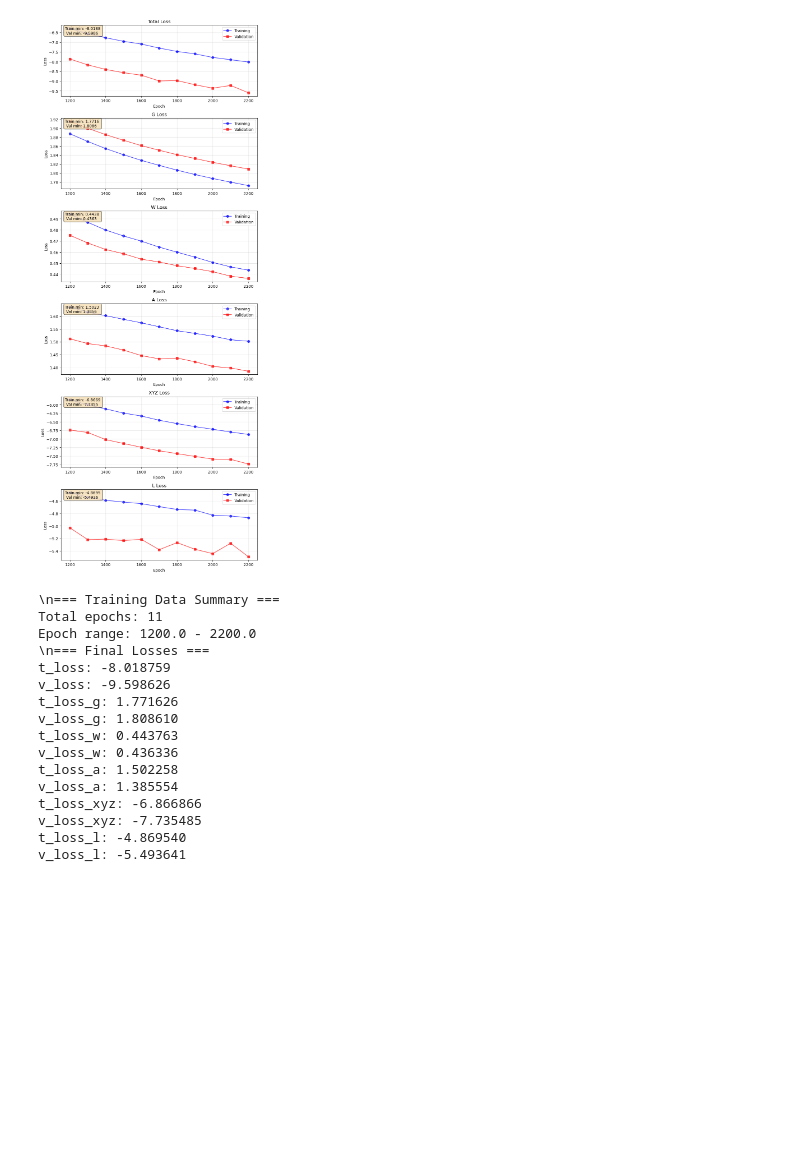
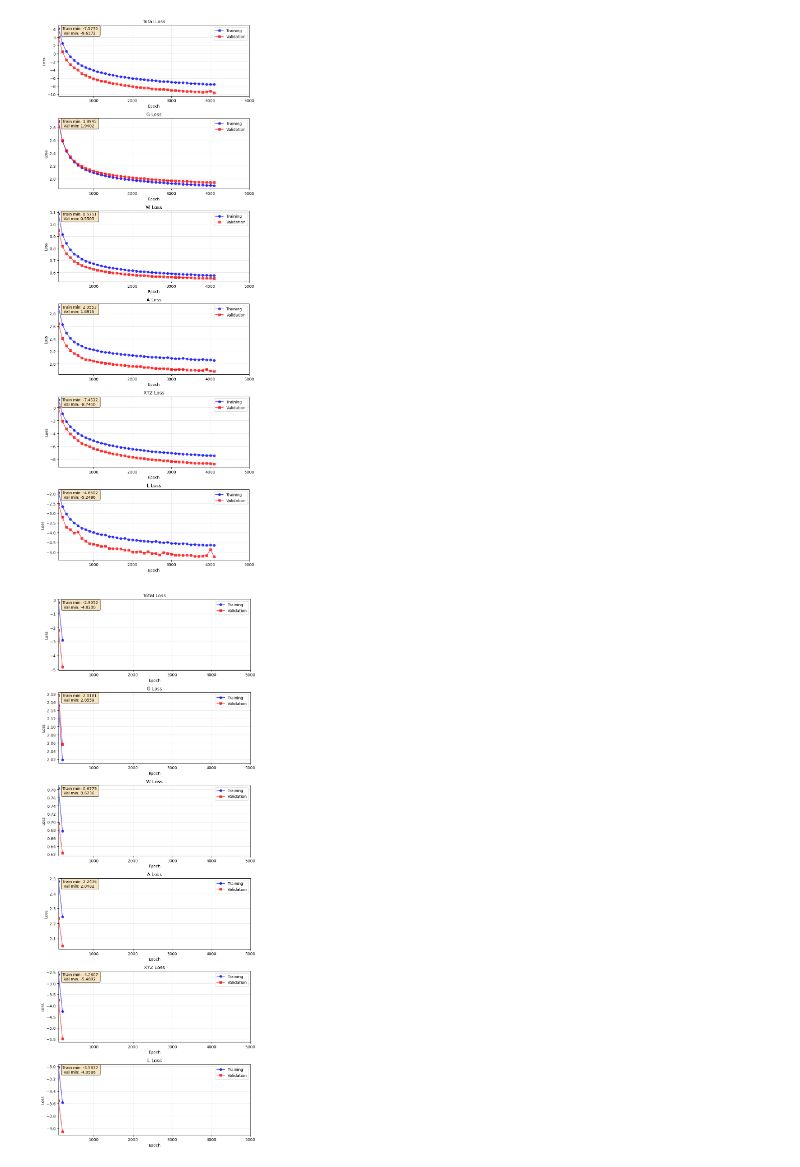
Before and after one commit to deepmodeling/CrystalFormer-CSP, a Jupyter notebook: scripts/analysis.ipynb, the cells around one changed output. Drawn from its saved outputs; the diff is of its cells as text; code cells hidden in the pictures; blank space fills up the shorter version.

```diff
--- a/scripts/analysis.ipynb
+++ b/scripts/analysis.ipynb
@@ -125,9 +194,9 @@ finetune_path = "/home/user_wanglei/private/datafile/crystalgpt/csp/alex20/csp-3
 # %%
 
 file_paths = {
-    #'epoch_100': f"{base_path}/relaxed_structures_TaCr2O6_100_ehull.csv",
-    'epoch_1000': f"{base_path}/relaxed_structures_TaCr2O6_1000_ehull.csv",
-    'finetune': f"{finetune_path}/relaxed_structures_TaCr2O6_1020_ehull.csv"
+    'epoch_3100': f"{base_path}/relaxed_structures_Cd3As2_3100_ehull.csv",
+    'epoch_4000': f"{base_path}/relaxed_structures_Cd3As2_4000_ehull.csv",
+    #'finetune': f"{finetune_path}/relaxed_structures_TaCr2O6_1020_ehull.csv"
 }
 
 # Load data for both files
@@ -280,6 +364,7 @@ def plot_training_losses(df, figsize=(8, 20)):
             ax.legend()
             ax.grid(True, alpha=0.3)
             #ax.set_xscale('log')  # Set log scale for x-axis
+            ax.set_xlim([100, 5000])
 
             # Add some statistics
             train_min = df[train_col].min()
@@ -300,8 +385,14 @@ def plot_training_losses(df, figsize=(8, 20)):
 
 #log_file_path = "/home/user_wanglei/private/datafile/crystalgpt/csp/alex20/csp-92792/adam_bs_8000_lr_0.0001_decay_0_clip_1_A_119_W_28_N_21_a_1_w_1_l_1_Nf_5_Kx_16_Kl_4_h0_256_l_16_H_16_k_64_m_64_e_32_drop_0.1_0.1/data.txt"
 
-log_file_path = "~/private/datafile/crystalgpt/csp/alex20/csp-6000f/adam_bs_8000_lr_0.0001_decay_0_clip_1_A_119_W_28_N_21_a_1_w_1_l_1_Nf_5_Kx_16_Kl_4_h0_256_l_16_H_16_k_64_m_64_e_32_drop_0.1_0.1/data.txt"
+#log_file_path = "~/private/datafile/crystalgpt/csp/alex20/csp-6000f/adam_bs_8000_lr_0.0001_decay_0_clip_1_A_119_W_28_N_21_a_1_w_1_l_1_Nf_5_Kx_16_Kl_4_h0_256_l_16_H_16_k_64_m_64_e_32_drop_0.1_0.1/data.txt"
+
+log_file_path = "~/private/datafile/crystalgpt/csp/alex20s/csp-07d3f/adam_bs_8000_lr_0.0001_decay_0_clip_1_A_119_W_28_N_21_a_1_w_1_l_1_Nf_5_Kx_16_Kl_4_h0_256_l_16_H_16_k_64_m_64_e_32_drop_0.1_0.1/data.txt"
+
+logfile_path2 = "~/private/datafile/crystalgpt/csp/alex20s/csp-8c3cb/adam_bs_8000_lr_0.001_decay_0_clip_1_A_119_W_28_N_21_a_1_w_1_l_1_Nf_5_Kx_16_Kl_4_h0_256_l_16_H_16_k_64_m_64_e_32_drop_0.1_0.1/data.txt"
+
 
 # Load the data
 training_df = load_training_logs(log_file_path)
+training_df2 = load_training_logs(logfile_path2)
 # %% [output]
@@ -313,36 +409,7 @@ Data shape: (11, 13)
 # %%
-# Plot the training losses
-if training_df is not None:
-    plot_training_losses(training_df)
 
-    # Display basic statistics
-    print("\\n=== Training Data Summary ===")
-    print(f"Total epochs: {len(training_df)}")
-    print(f"Epoch range: {training_df['epoch'].min()} - {training_df['epoch'].max()}")
-
-    # Show final losses
-    print("\\n=== Final Losses ===")
-    final_row = training_df.iloc[-1]
-    for col in training_df.columns:
-        if col != 'epoch':
-            print(f"{col}: {final_row[col]:.6f}")
-else:
-    print("Failed to load training data")
+plot_training_losses(training_df)
+plot_training_losses(training_df2)
 # %% [output]
-[figure, old version]
+[figure, new version]
-\n=== Training Data Summary ===
-Total epochs: 11
-Epoch range: 1200.0 - 2200.0
-\n=== Final Losses ===
-t_loss: -8.018759
-v_loss: -9.598626
-t_loss_g: 1.771626
-v_loss_g: 1.808610
-t_loss_w: 0.443763
-v_loss_w: 0.436336
-t_loss_a: 1.502258
-v_loss_a: 1.385554
-t_loss_xyz: -6.866866
-v_loss_xyz: -7.735485
-t_loss_l: -4.869540
-v_loss_l: -5.493641
+[figure, added]
```
Also changed, not shown: parts of 8 cells of this notebook, 6 other files.
